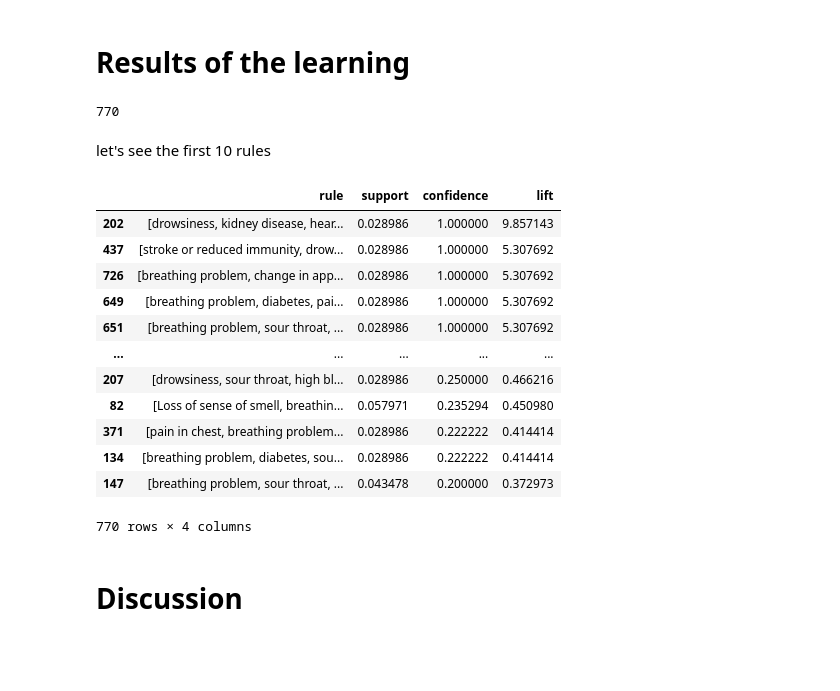
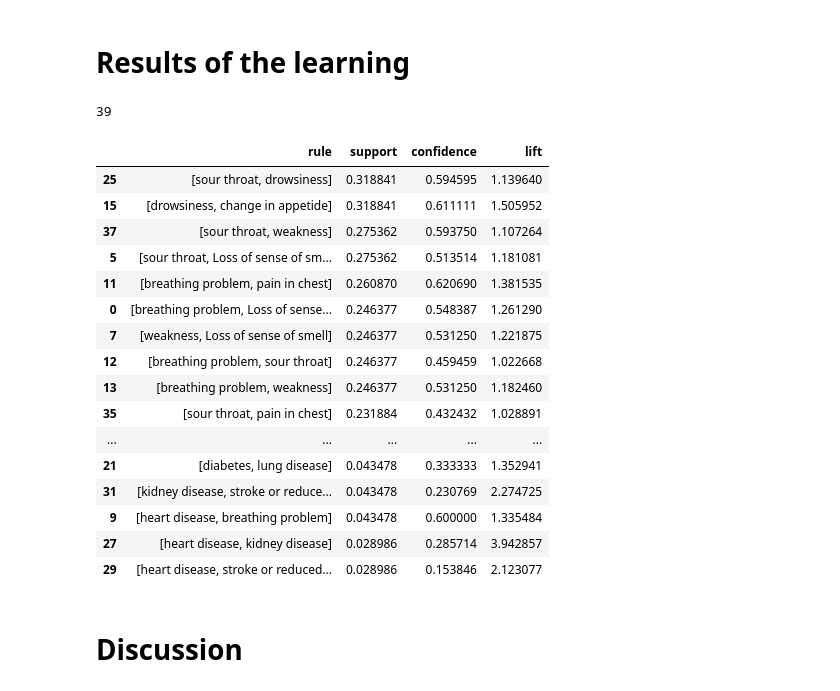
Before and after one commit to WoradeeKongthong/association_rule_learning, a Jupyter notebook: 01_Covid19.ipynb, the cells around one changed output. Drawn from its saved outputs; the diff is of its cells as text; code cells hidden in the pictures; blank space fills up the shorter version.

```diff
--- a/01_Covid19.ipynb
+++ b/01_Covid19.ipynb
@@ -14,3 +14,5 @@ import numpy as np
 import pandas as pd
 import matplotlib.pyplot as plt
 import seaborn as sns
+
+pd.set_option("display.max_colwidth", 10000)
@@ -77,5 +81,5 @@ symptoms[:5]
 # %%
 from apyori import apriori
-rules = apriori(symptoms, min_support=0.0145, min_confidence=0.01, min_lift=0, min_length=2)
+rules = apriori(symptoms, min_support=0.0145, min_confidence=0.001, min_lift=1.0001, max_length=2)
 # %% [markdown]
 Note
@@ -91,16 +94,14 @@ results = list(rules)
 # %%
 len(results)
 # %% [output]
-770
+39
-# %% [markdown]
-let's see the first 10 rules
 # %%
 results1 = []
 for i in range(len(results)):
   items = list(results[i].items)
   support = results[i].support
-  confidence = results[i].ordered_statistics[0][2]
-  lift = results[i].ordered_statistics[0][3]
+  confidence = results[i].ordered_statistics[1][2]
+  lift = results[i].ordered_statistics[1][3]
 
   row = (items, support, confidence, lift)
   results1.append(row)
@@ -108,21 +109,25 @@ for i in range(len(results)):
 labels = ['rule','support','confidence','lift']
 result_df = pd.DataFrame(results1, columns=labels)
 # %%
-result_df.sort_values('lift', ascending=False)
+result_df.sort_values('support', ascending=False)
 # %% [output]
 |  | rule | support | confidence | lift |
-| 202 | [drowsiness, kidney disease, hear... | 0.028986 | 1.000000 | 9.857143 |
-| 437 | [stroke or reduced immunity, drow... | 0.028986 | 1.000000 | 5.307692 |
-| 726 | [breathing problem, change in app... | 0.028986 | 1.000000 | 5.307692 |
-| 649 | [breathing problem, diabetes, pai... | 0.028986 | 1.000000 | 5.307692 |
-| 651 | [breathing problem, sour throat, ... | 0.028986 | 1.000000 | 5.307692 |
+| 25 | [sour throat, drowsiness] | 0.318841 | 0.594595 | 1.139640 |
+| 15 | [drowsiness, change in appetide] | 0.318841 | 0.611111 | 1.505952 |
+| 37 | [sour throat, weakness] | 0.275362 | 0.593750 | 1.107264 |
+| 5 | [sour throat, Loss of sense of sm... | 0.275362 | 0.513514 | 1.181081 |
+| 11 | [breathing problem, pain in chest] | 0.260870 | 0.620690 | 1.381535 |
+| 0 | [breathing problem, Loss of sense... | 0.246377 | 0.548387 | 1.261290 |
+| 7 | [weakness, Loss of sense of smell] | 0.246377 | 0.531250 | 1.221875 |
+| 12 | [breathing problem, sour throat] | 0.246377 | 0.459459 | 1.022668 |
+| 13 | [breathing problem, weakness] | 0.246377 | 0.531250 | 1.182460 |
+| 35 | [sour throat, pain in chest] | 0.231884 | 0.432432 | 1.028891 |
 | ... | ... | ... | ... | ... |
-| 207 | [drowsiness, sour throat, high bl... | 0.028986 | 0.250000 | 0.466216 |
-| 82 | [Loss of sense of smell, breathin... | 0.057971 | 0.235294 | 0.450980 |
-| 371 | [pain in chest, breathing problem... | 0.028986 | 0.222222 | 0.414414 |
-| 134 | [breathing problem, diabetes, sou... | 0.028986 | 0.222222 | 0.414414 |
-| 147 | [breathing problem, sour throat, ... | 0.043478 | 0.200000 | 0.372973 |
+| 21 | [diabetes, lung disease] | 0.043478 | 0.333333 | 1.352941 |
+| 31 | [kidney disease, stroke or reduce... | 0.043478 | 0.230769 | 2.274725 |
+| 9 | [heart disease, breathing problem] | 0.043478 | 0.600000 | 1.335484 |
+| 27 | [heart disease, kidney disease] | 0.028986 | 0.285714 | 3.942857 |
+| 29 | [heart disease, stroke or reduced... | 0.028986 | 0.153846 | 2.123077 |
-770 rows × 4 columns
 # %% [markdown]
 # Discussion
 # %% [markdown]
```
Also changed, not shown: parts of 22 cells of this notebook.
